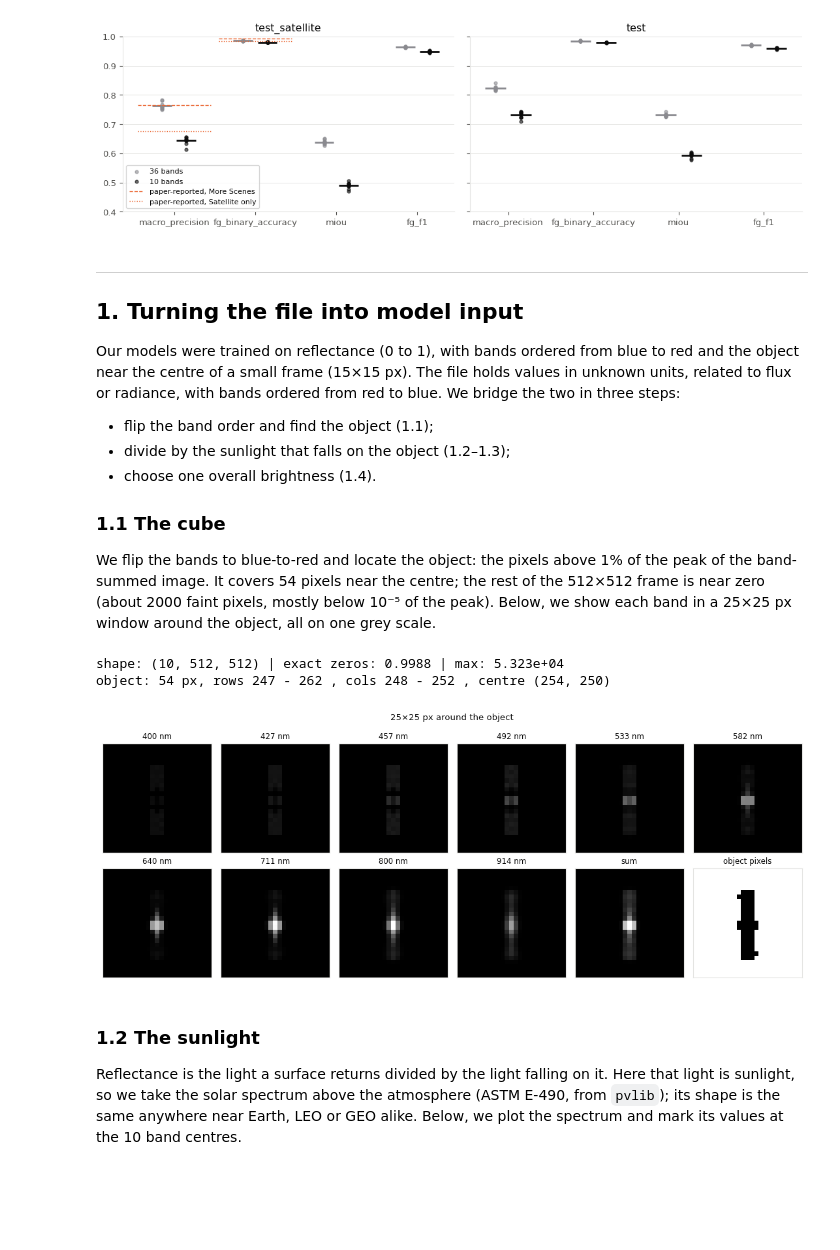
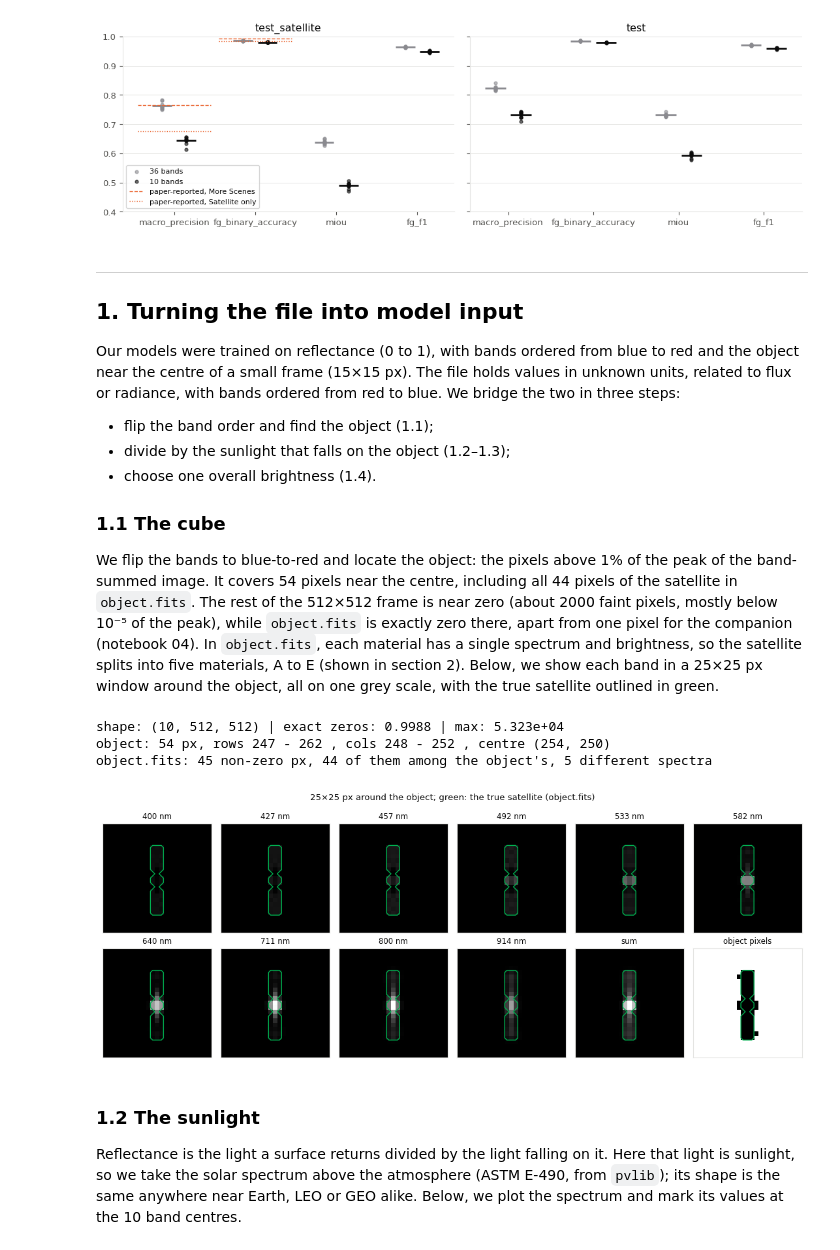
Before and after one commit to paavalipopov/satellites, a Jupyter notebook: scripts/03_estimate_fits.ipynb, the cells around one changed output. Drawn from its saved outputs; the diff is of its cells as text; code cells hidden in the pictures; blank space fills up the shorter version.

```diff
--- a/scripts/03_estimate_fits.ipynb
+++ b/scripts/03_estimate_fits.ipynb
@@ -36,6 +41,7 @@ from src.registry import build_model
 warnings.simplefilter("ignore", SpectralLibraryWarning)  # flagged-band reports, see notebook 01
 
 FITS = ROOT / "assets" / "new_input" / "estimate.fits"
+TRUTH = ROOT / "assets" / "new_input" / "object.fits"   # the true scene behind it
 MESSAGE_BANDS = [914.286, 800.000, 711.111, 640.000, 581.818, 533.333, 492.308, 457.143,
                  426.667, 400.000]           # nm, in the file's order (message.txt): red to blue
 
@@ -51,9 +57,12 @@ assert np.allclose(LAM, sorted(MESSAGE_BANDS))
 
 S1, S2 = "#2a78d6", "#eb6834"                                        # generator: blue, FITS: orange
 INK, INK2, MUTED, GRID = "#0b0b0b", "#52514e", "#8a8a8f", "#e4e4e2"  # text, ticks/labels, faint lines, grid
+TRUE = "#00b050"                                                     # the true object (object.fits): green
 # white background, then saturated material colours (golden-ratio hues), so fading shows
 HUES = [((i * 0.618) % 1, 0.85, 0.95 if i % 2 else 0.7) for i in range(N_CLASSES - 1)]
 MATERIALS = ListedColormap(["white", *(hsv_to_rgb(h) for h in HUES)])
+# the true materials A-E: their own colours, as we don't know which of ours they are
+REGIONS = ListedColormap(["white", "#2a78d6", "#eb6834", "#1baf7a", "#eda100", "#e87ba4"])
 plt.rcParams.update({
     "figure.facecolor": "white", "axes.facecolor": "white",
     "axes.edgecolor": GRID, "axes.labelcolor": INK2,
@@ -73,6 +82,11 @@ def show(ax, image, title, **kw):
     ax.imshow(image, interpolation="nearest", **kw)
     ax.set_xticks([]); ax.set_yticks([]); ax.set_title(title, fontsize=8.5)
     ax.spines[["top", "right"]].set_visible(True)
+
+
+def outline(ax, mask):
+    # the true object (object.fits) as a green line on a panel
+    ax.contour(mask, levels=[0.5], colors=TRUE, linewidths=1)
 # %% [markdown]
 ---
 ## 0. How good are the 10-band models?
@@ -131,32 +145,50 @@ related to flux or radiance, with bands ordered from red to blue. We bridge the
 ### 1.1 The cube
 
 We flip the bands to blue-to-red and locate the object: the pixels above 1% of the peak of the
-band-summed image. It covers 54 pixels near the centre; the rest of the 512×512 frame is near zero (about 2000 faint pixels, mostly below 10⁻⁵ of the peak). Below, we show each band in a 25×25 px window around the object, all on one grey scale.
+band-summed image. It covers 54 pixels near the centre, including all 44 pixels of the satellite in
+`object.fits`. The rest of the 512×512 frame is near zero (about 2000 faint pixels, mostly below
+10⁻⁵ of the peak), while `object.fits` is exactly zero there, apart from one pixel for the companion
+(notebook 04). In `object.fits`, each material has a single spectrum and brightness, so the
+satellite splits into five materials, A to E (shown in section 2). Below, we show each band in a
+25×25 px window around the object, all on one grey scale, with the true satellite outlined in green.
 # %%
 raw = fits.getdata(FITS).astype(float)          # (10, 512, 512), red -> blue
 cube = raw[::-1].copy()                          # blue -> red, the models' order
 total = cube.sum(0)
 footprint = total > 0.01 * total.max()
 centre = tuple(int(round(c.mean())) for c in np.nonzero(footprint))
 
+# object.fits: flat-shaded, so the pixels of one material share one spectrum
+truth = fits.getdata(TRUTH).astype(float)[::-1]
+true_fg = truth.sum(0) > 0
+spectra = (truth[:, true_fg] / truth.sum(0)[true_fg]).round(6).T      # brightness removed
+_, first, ids = np.unique(spectra, axis=0, return_index=True, return_inverse=True)
+regions = np.zeros(true_fg.shape, int)           # 0: background, 1-5: materials A-E
+regions[true_fg] = np.argsort(np.argsort(first))[ids.ravel()] + 1     # lettered by first pixel
+
 ys, xs = np.nonzero(footprint)
 print("shape:", cube.shape, "| exact zeros:", f"{(cube == 0).mean():.4f}", "| max:", f"{cube.max():.4g}")
 print("object:", footprint.sum(), "px, rows", ys.min(), "-", ys.max(), ", cols", xs.min(), "-", xs.max(),
       ", centre", centre)
+print("object.fits:", true_fg.sum(), "non-zero px,", (true_fg & footprint).sum(), "of them among the object's,",
+      len(first), "different spectra")
 
 VIEW = 25                                        # px, side of the windows below
 fig, axes = plt.subplots(2, 6, figsize=(11, 4.4))
 vmax = window(cube, VIEW, centre).max()
 for b, ax in enumerate(axes.flat[:10]):
     show(ax, window(cube[b], VIEW, centre), f"{LAM[b]:.0f} nm", cmap="gray", vmin=0, vmax=vmax)
 show(axes.flat[10], window(total, VIEW, centre), "sum", cmap="gray")
 show(axes.flat[11], window(footprint, VIEW, centre), "object pixels", cmap="gray_r")
-fig.suptitle(f"{VIEW}×{VIEW} px around the object", fontsize=9.5)
+for ax in axes.flat:
+    outline(ax, window(true_fg, VIEW, centre))
+fig.suptitle(f"{VIEW}×{VIEW} px around the object; green: the true satellite (object.fits)", fontsize=9.5)
 fig.tight_layout()
 # %% [output]
 shape: (10, 512, 512) | exact zeros: 0.9988 | max: 5.323e+04
 object: 54 px, rows 247 - 262 , cols 248 - 252 , centre (254, 250)
+object.fits: 45 non-zero px, 44 of them among the object's, 5 different spectra
-[figure, old version]
+[figure, new version]
 # %% [markdown]
 ### 1.2 The sunlight
 
```
Also changed, not shown: parts of 16 cells of this notebook, 2 other files.
